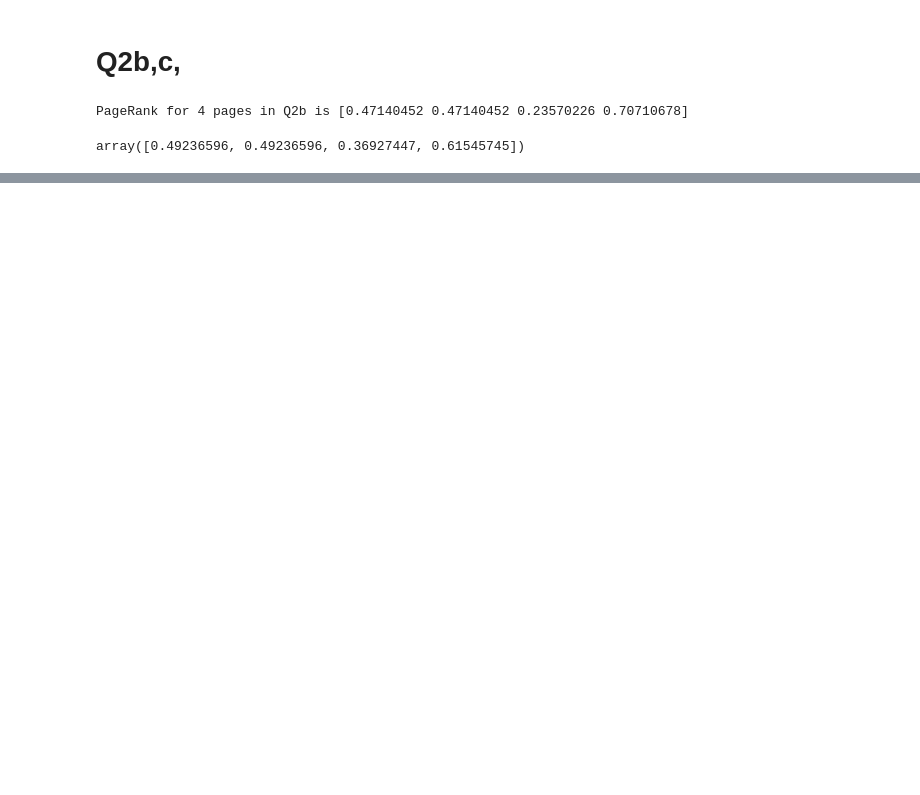
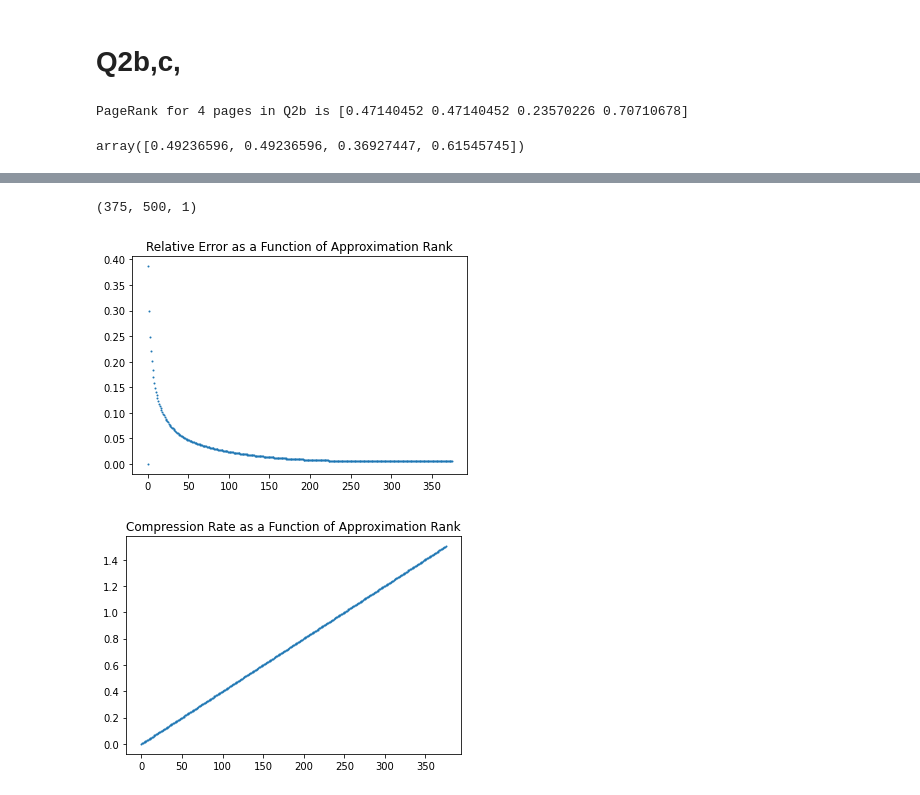
Before and after one commit to georgelord0/CMSC25300-Homeworks, a Jupyter notebook: hw5.ipynb, the cells around one changed output, grey strips where cells are left out. Cells and saved outputs as stored; diff of their text form; code cells hidden in the pictures; blank space fills up the shorter version.

```diff
--- a/hw5.ipynb
+++ b/hw5.ipynb
@@ -39,0 +132,37 @@ array([0.49236596, 0.49236596, 0.36927447, 0.61545745])
+# %%
+#Using smaller image because using a 1600x3000 cat picture wasn't worth the runtime
+img = Image.open("disaster-girl.jpg", mode="r")
+img = np.array(img).astype(np.int32)
+img_red = img[:,:,0].reshape((img.shape[0], img.shape[1], 1))
+
+k_max = min(img_red.shape[0], img_red.shape[1])
+
+rel_error = np.zeros(k_max+1)
+print(img_red.shape)
+
+orig_norm = la.norm(img_red)
+
+for k in range(1, k_max+1):
+    X_recon_k,_ = compress(img_red, k)
+    #print(la.norm(img_red - X_recon_k))
+    rel_error[k] = la.norm(img_red - X_recon_k) / orig_norm
+
+plt.scatter(x=np.arange(k_max+1), y=rel_error, s=1)
+plt.title('Relative Error as a Function of Approximation Rank')
+plt.show()
+
+# Note: Am doing single-color case here
+n, p, _ = img_red.shape
+recon_size = np.zeros(k_max+1)
+for k in range(1, k_max+1):
+    recon_size[k] = n*k + k + k*n # = U size + k SVs + V size
+
+recon_size = recon_size / img_red.size
+
+plt.scatter(x=np.arange(k_max+1), y=recon_size, s=1)
+plt.title('Compression Rate as a Function of Approximation Rank')
+plt.show()
+# %% [output]
+(375, 500, 1)
+[figure, added]
+[figure, added]
```
Also changed, not shown: parts of 3 cells of this notebook, 2 other files.
